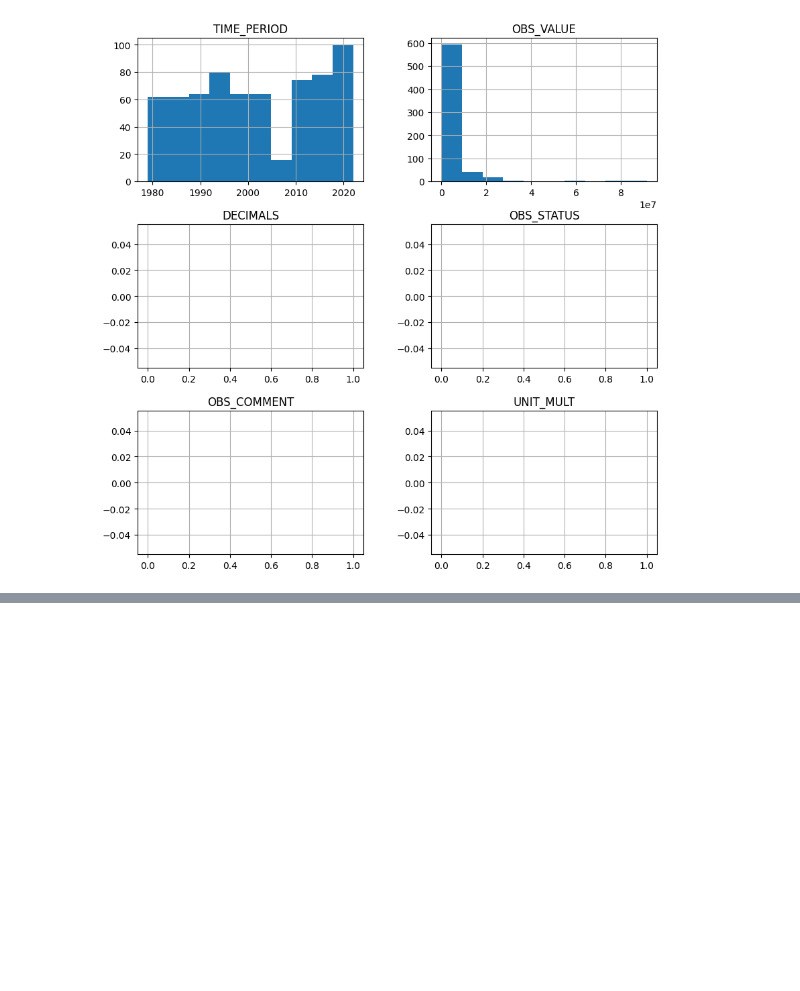
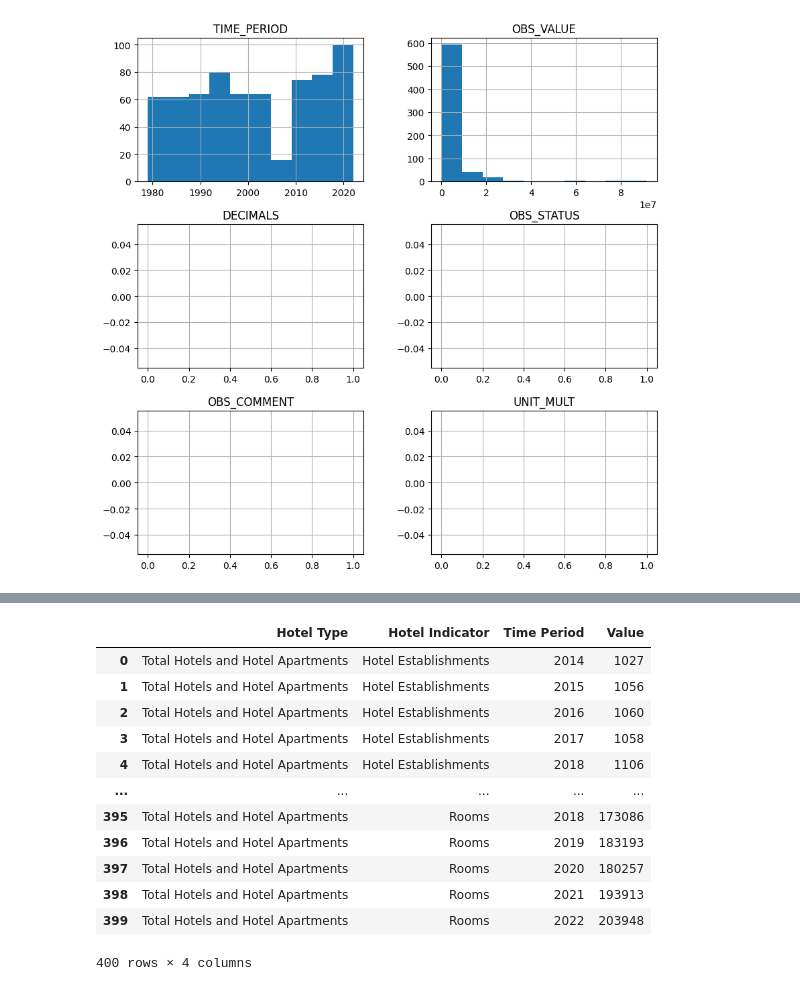
Before and after one commit to codyy6/Ocean-Dubai-House-Rental-and-Sales-Prediction, a Jupyter notebook: Tourism.ipynb, the cells around one changed output, grey strips where cells are left out. Cells and saved outputs as stored; diff of their text form; code cells hidden in the pictures; blank space fills up the shorter version.

```diff
--- a/Tourism.ipynb
+++ b/Tourism.ipynb
@@ -104,0 +265,33 @@ SOURCE_DETAIL: ['FCSC']
+# %%
+cols_to_drop = [col for col in hotel_establishments_and_rooms_by_rating_type_df.columns if hotel_establishments_and_rooms_by_rating_type_df[col].nunique() == 1]
+hotel_establishments_and_rooms_by_rating_type_df = hotel_establishments_and_rooms_by_rating_type_df.drop(columns=cols_to_drop)
+# %%
+hotel_establishments_and_rooms_by_rating_type_df.rename(columns={'H_TYPE':'Hotel Type','H_INDICATOR': 'Hotel Indicator','TIME_PERIOD': 'Time Period','OBS_VALUE': 'Value'}, inplace=True)
+# %%
+hotel_establishments_and_rooms_by_rating_type_df['Hotel Type'] = hotel_establishments_and_rooms_by_rating_type_df['Hotel Type'].replace(['_T'], 'Total Hotels and Hotel Apartments')
+hotel_establishments_and_rooms_by_rating_type_df['Hotel Type'] = hotel_establishments_and_rooms_by_rating_type_df['Hotel Type'].replace(['HOT'], 'Total Hotels')
+hotel_establishments_and_rooms_by_rating_type_df['Hotel Type'] = hotel_establishments_and_rooms_by_rating_type_df['Hotel Type'].replace(['5STAR'], '5 Star')
+hotel_establishments_and_rooms_by_rating_type_df['Hotel Type'] = hotel_establishments_and_rooms_by_rating_type_df['Hotel Type'].replace(['4STAR'], '4 Star')
+hotel_establishments_and_rooms_by_rating_type_df['Hotel Type'] = hotel_establishments_and_rooms_by_rating_type_df['Hotel Type'].replace(['123STAR'], '1-3 Star')
+hotel_establishments_and_rooms_by_rating_type_df['Hotel Type'] = hotel_establishments_and_rooms_by_rating_type_df['Hotel Type'].replace(['HTAP'], 'Total Hotel Apartments')
+hotel_establishments_and_rooms_by_rating_type_df['Hotel Type'] = hotel_establishments_and_rooms_by_rating_type_df['Hotel Type'].replace(['DELSUP'], 'Deluxe - Superior')
+hotel_establishments_and_rooms_by_rating_type_df['Hotel Type'] = hotel_establishments_and_rooms_by_rating_type_df['Hotel Type'].replace(['STA'], 'Standard')
+# %%
+hotel_establishments_and_rooms_by_rating_type_df['Hotel Indicator'] = hotel_establishments_and_rooms_by_rating_type_df['Hotel Indicator'].replace(['ROOM'], 'Rooms')
+hotel_establishments_and_rooms_by_rating_type_df['Hotel Indicator'] = hotel_establishments_and_rooms_by_rating_type_df['Hotel Indicator'].replace(['EST'], 'Hotel Establishments')
+# %%
+hotel_establishments_and_rooms_by_rating_type_df
+# %% [output]
+|  | Hotel Type | Hotel Indicator | Time Period | Value |
+| 0 | Total Hotels and Hotel Apartments | Hotel Establishments | 2014 | 1027 |
+| 1 | Total Hotels and Hotel Apartments | Hotel Establishments | 2015 | 1056 |
+| 2 | Total Hotels and Hotel Apartments | Hotel Establishments | 2016 | 1060 |
+| 3 | Total Hotels and Hotel Apartments | Hotel Establishments | 2017 | 1058 |
+| 4 | Total Hotels and Hotel Apartments | Hotel Establishments | 2018 | 1106 |
+| ... | ... | ... | ... | ... |
+| 395 | Total Hotels and Hotel Apartments | Rooms | 2018 | 173086 |
+| 396 | Total Hotels and Hotel Apartments | Rooms | 2019 | 183193 |
+| 397 | Total Hotels and Hotel Apartments | Rooms | 2020 | 180257 |
+| 398 | Total Hotels and Hotel Apartments | Rooms | 2021 | 193913 |
+| 399 | Total Hotels and Hotel Apartments | Rooms | 2022 | 203948 |
+400 rows × 4 columns
```
Also changed, not shown: parts of 41 cells of this notebook.
